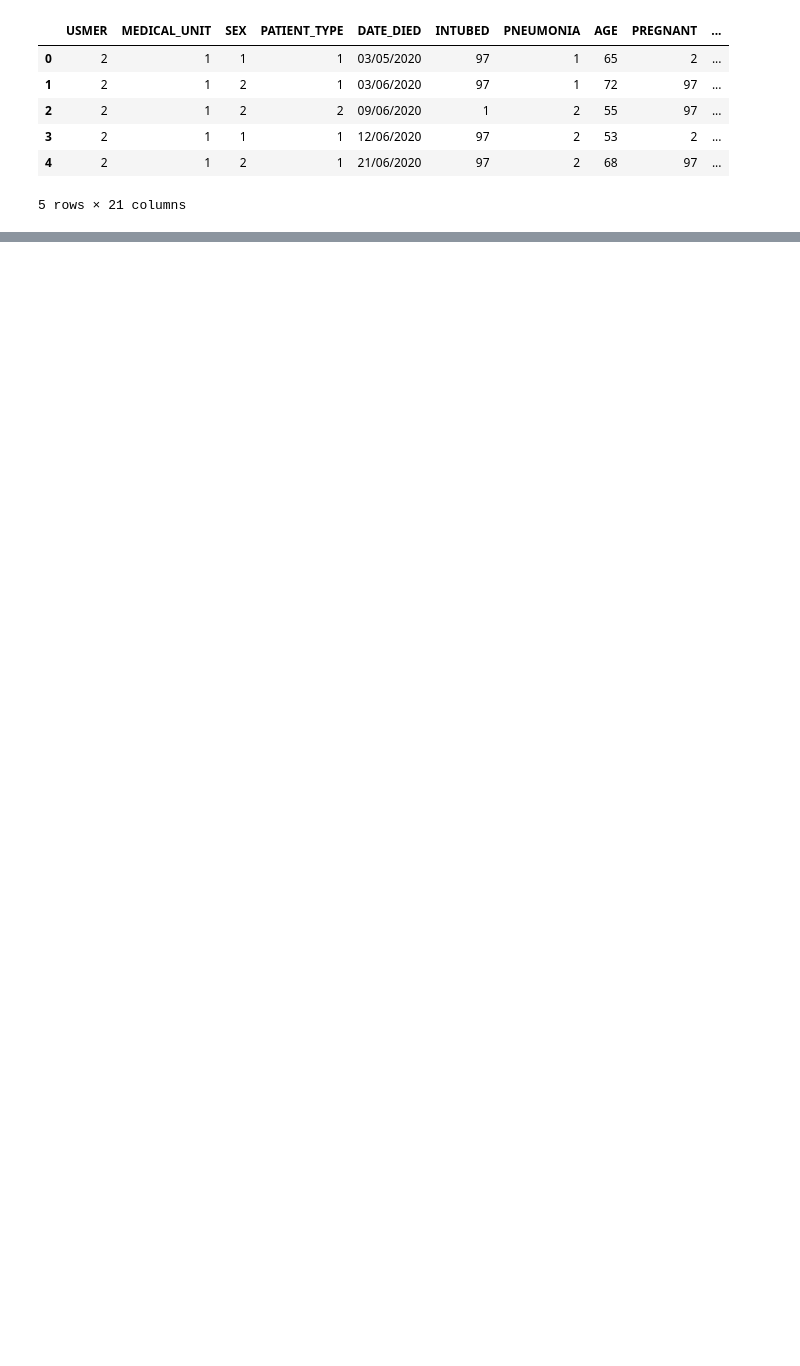
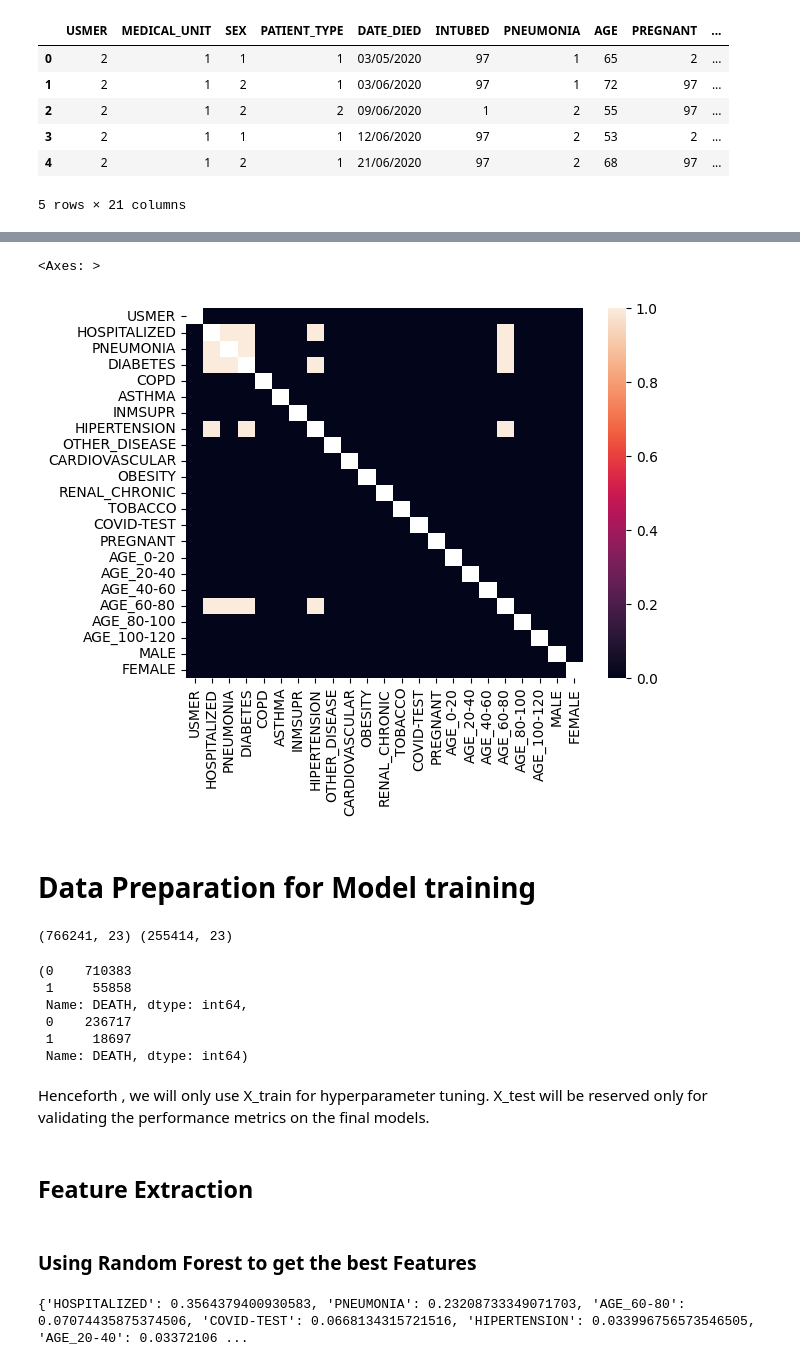
Before and after one commit to IISC-ICAIML-Porject/Covid-19-Mortality-Prediction, a Jupyter notebook: Covid_19_Mortality_prediction.ipynb, the cells around one changed output, grey strips where cells are left out. Cells and saved outputs as stored; diff of their text form; code cells hidden in the pictures; blank space fills up the shorter version.

Commit message:
PlottedMetrics

```diff
--- a/Covid_19_Mortality_prediction.ipynb
+++ b/Covid_19_Mortality_prediction.ipynb
@@ -59,0 +414,37 @@ degrees. 4 or higher means that the patient is not a carrier of covid or that th
+# %%
+corr_matrix = df_final.drop(axis=1,columns='DEATH').corr() > 0.2
+mask = np.eye(len(corr_matrix))
+sns.heatmap(data=corr_matrix, mask= mask)
+# %% [output]
+<Axes: >
+[figure, added]
+# %% [markdown]
+# Data Preparation for Model training
+# %%
+# get 3 sets of data - train , val , test
+
+X = df_final.drop("DEATH", axis=1)
+y = df_final["DEATH"]
+
+# this split gives 2 sets for training and final model testing
+X_train, X_test, y_train, y_test = train_test_split(X, y, test_size=0.25)
+
+print(X_train.shape, X_test.shape)
+# %% [output]
+(766241, 23) (255414, 23)
+# %%
+y_train.value_counts(), y_test.value_counts()
+# %% [output]
+(0    710383
+ 1     55858
+ Name: DEATH, dtype: int64,
+ 0    236717
+ 1     18697
+ Name: DEATH, dtype: int64)
+# %% [markdown]
+Henceforth , we will only use X_train for hyperparameter tuning.
+X_test will be reserved only for validating the performance metrics on the final models.
+# %% [markdown]
+## Feature Extraction
+# %% [markdown]
+### Using Random Forest to get the best Features
@@ -59,0 +458,6 @@ degrees. 4 or higher means that the patient is not a carrier of covid or that th
+# %%
+important_features = dict(zip(X_train.columns,importances))
+important_features = dict(sorted(important_features.items(), key=lambda x: x[1], reverse=True))
+print(important_features)
+# %% [output]
+{'HOSPITALIZED': 0.3564379400930583, 'PNEUMONIA': 0.23208733349071703, 'AGE_60-80': 0.07074435875374506, 'COVID-TEST': 0.0668134315721516, 'HIPERTENSION': 0.033996756573546505, 'AGE_20-40': 0.03372106 ...
```
Also changed, not shown: parts of 120 cells of this notebook.
